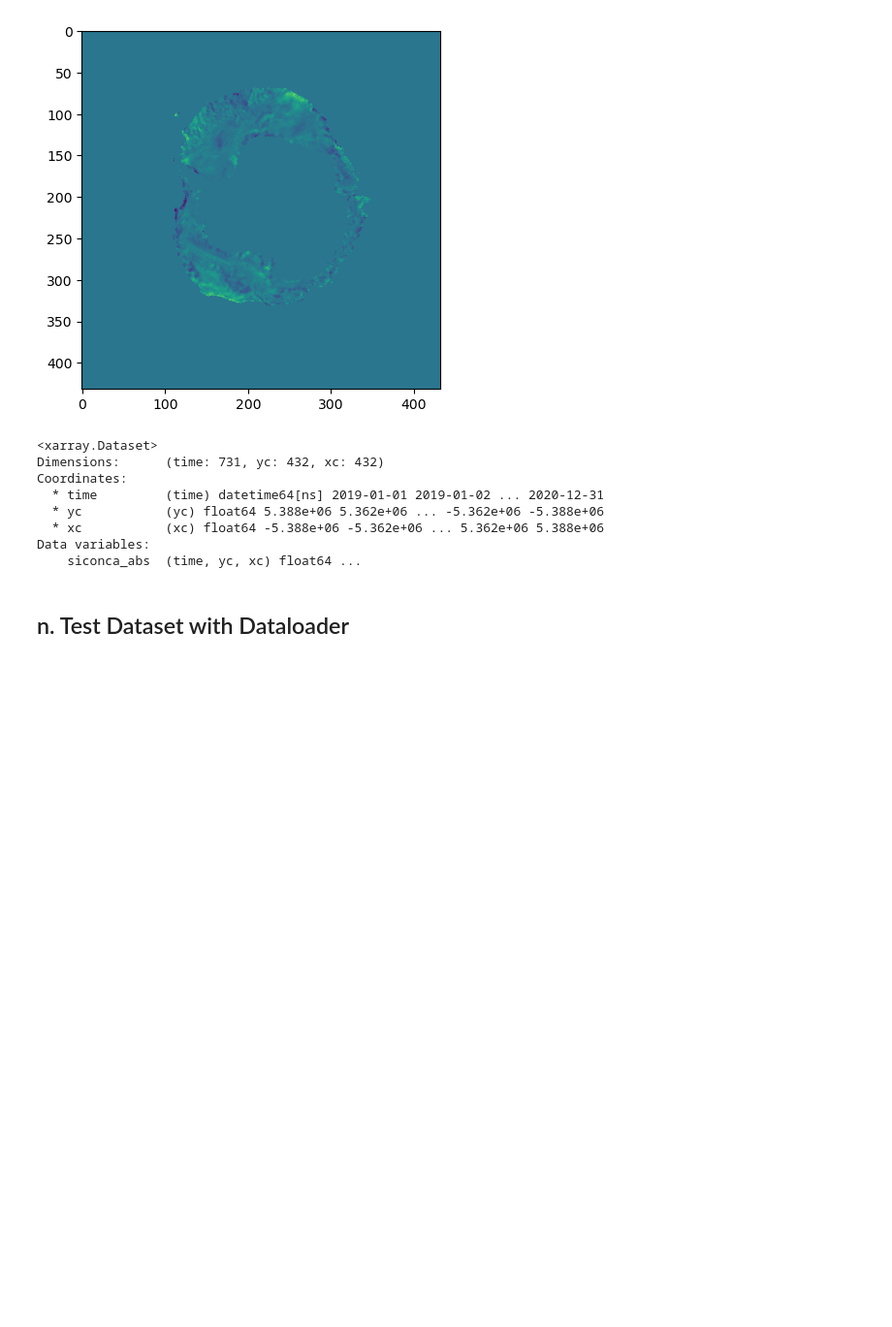
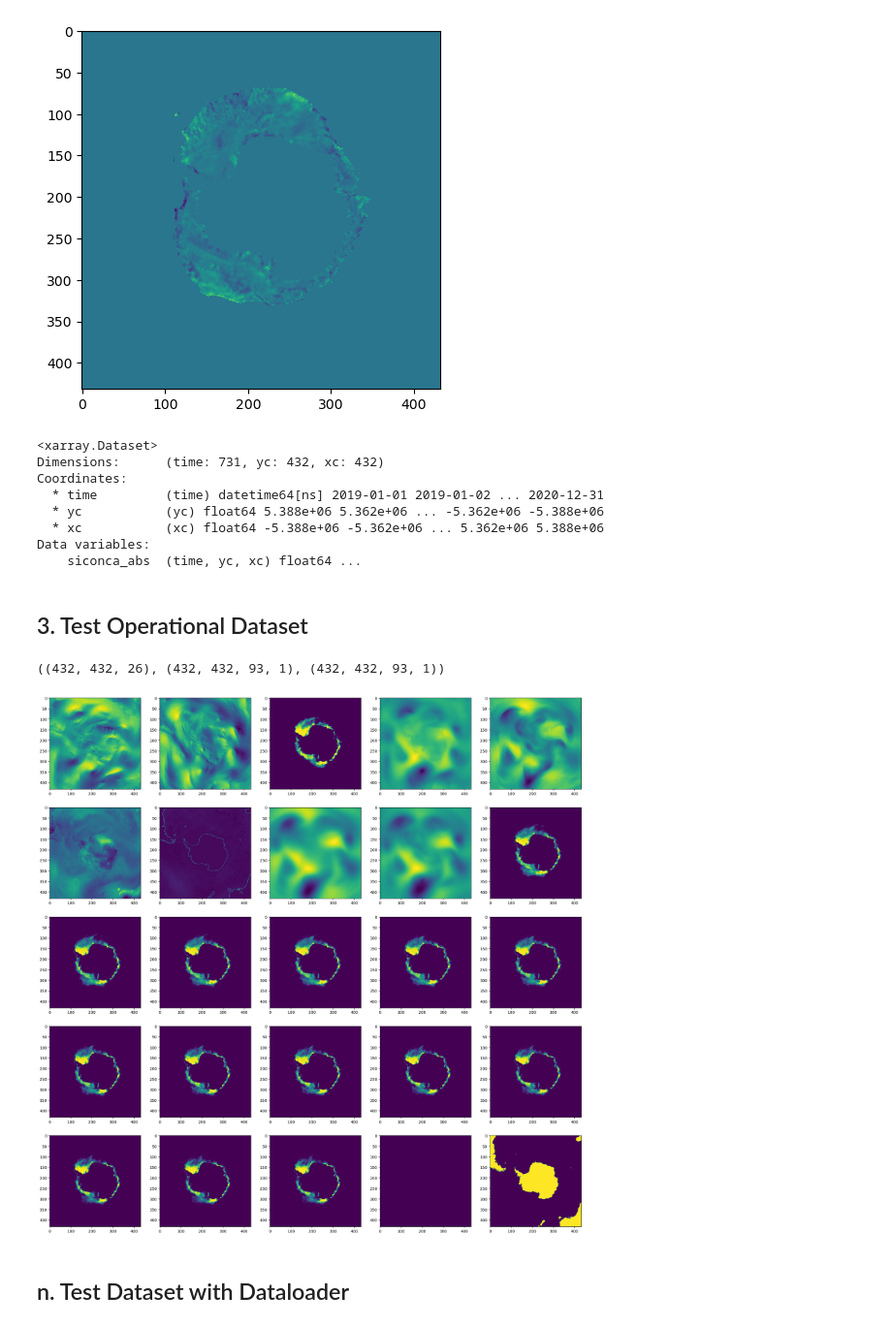
Before and after one commit to ampersandmcd/icenet-experimental, a Jupyter notebook: backbone/datasets.ipynb, the cells around one changed output. Shown at 97% size. Saved outputs shown, nothing was run; the diff lists cells and outputs as text; code cells hidden in the pictures; blank space fills up the shorter version.

Commit message:
proof of concept with large dataset, need to optimise loading

```diff
--- a/backbone/datasets.ipynb
+++ b/backbone/datasets.ipynb
@@ -200,6 +200,41 @@ Coordinates:
   * xc           (xc) float64 -5.388e+06 -5.362e+06 ... 5.362e+06 5.388e+06
 Data variables:
     siconca_abs  (time, yc, xc) float64 ...
+# %% [markdown]
+## 3. Test Operational Dataset
+# %%
+from icenet.data.loaders import IceNetDataLoaderFactory
+
+implementation = "dask"
+loader_config = "loader.exp23_south.json"
+dataset_name = "exp23_south"
+lag = 1
+
+dl = IceNetDataLoaderFactory().create_data_loader(
+    implementation,
+    loader_config,
+    dataset_name,
+    lag,
+    n_forecast_days=93,
+    north=False,
+    south=True,
+    output_batch_size=1,
+    generate_workers=1
+)
+# %%
+import pandas as pd
+x, y, sw = dl.generate_sample(pd.Timestamp("2010-01-01"))
+x.shape, y.shape, sw.shape
+# %% [output]
+((432, 432, 26), (432, 432, 93, 1), (432, 432, 93, 1))
+# %%
+fig, ax = plt.subplots(5, 5, figsize=(25, 25))
+for i in range(5):
+    for j in range(5):
+        ax[i][j].imshow(x[:, :, i*5 + j])
+plt.show()
+# %% [output]
+[figure, added]
 # %% [markdown]
 ## n. Test Dataset with Dataloader
 # %%
```
Also changed, not shown: parts of 5 cells of this notebook, 2 other files.
